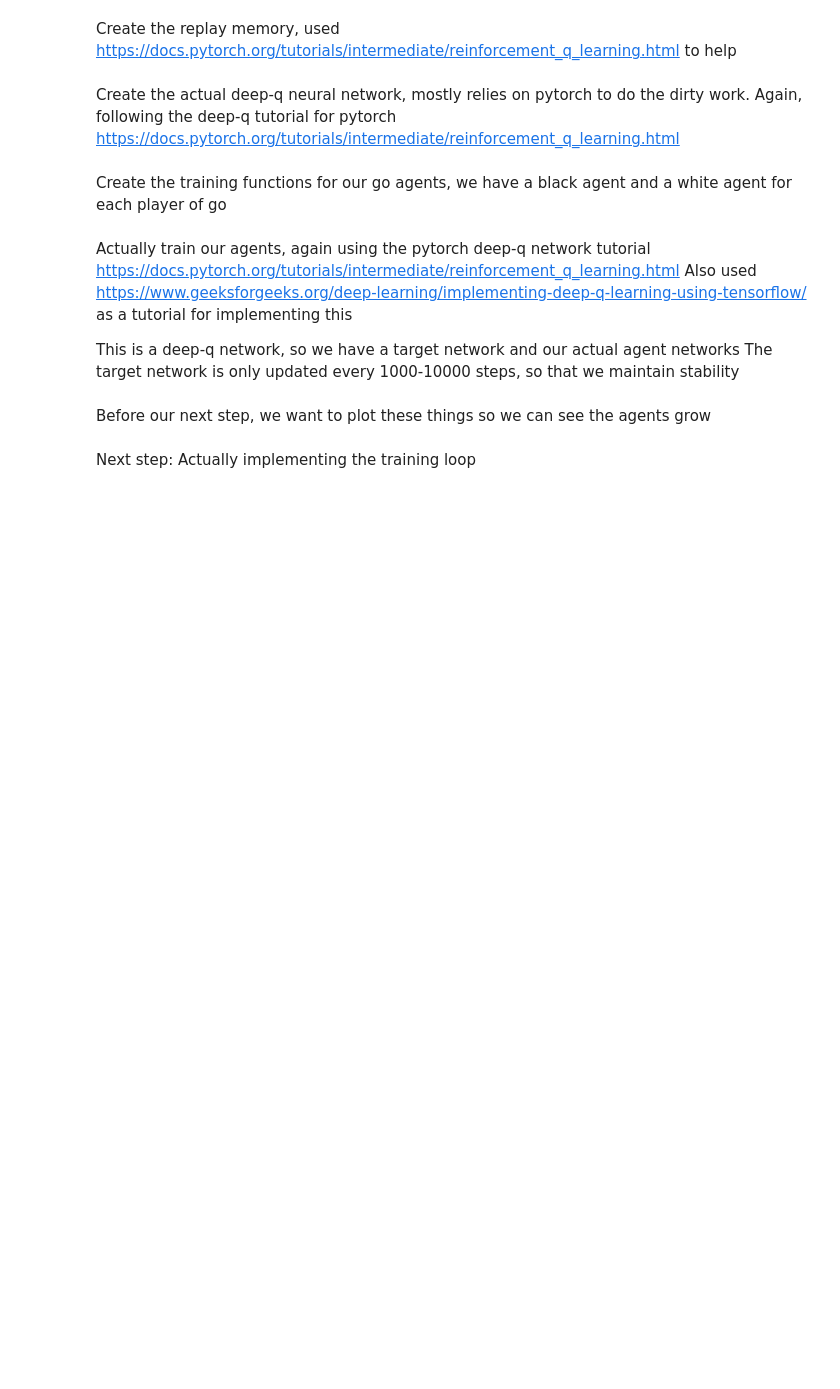
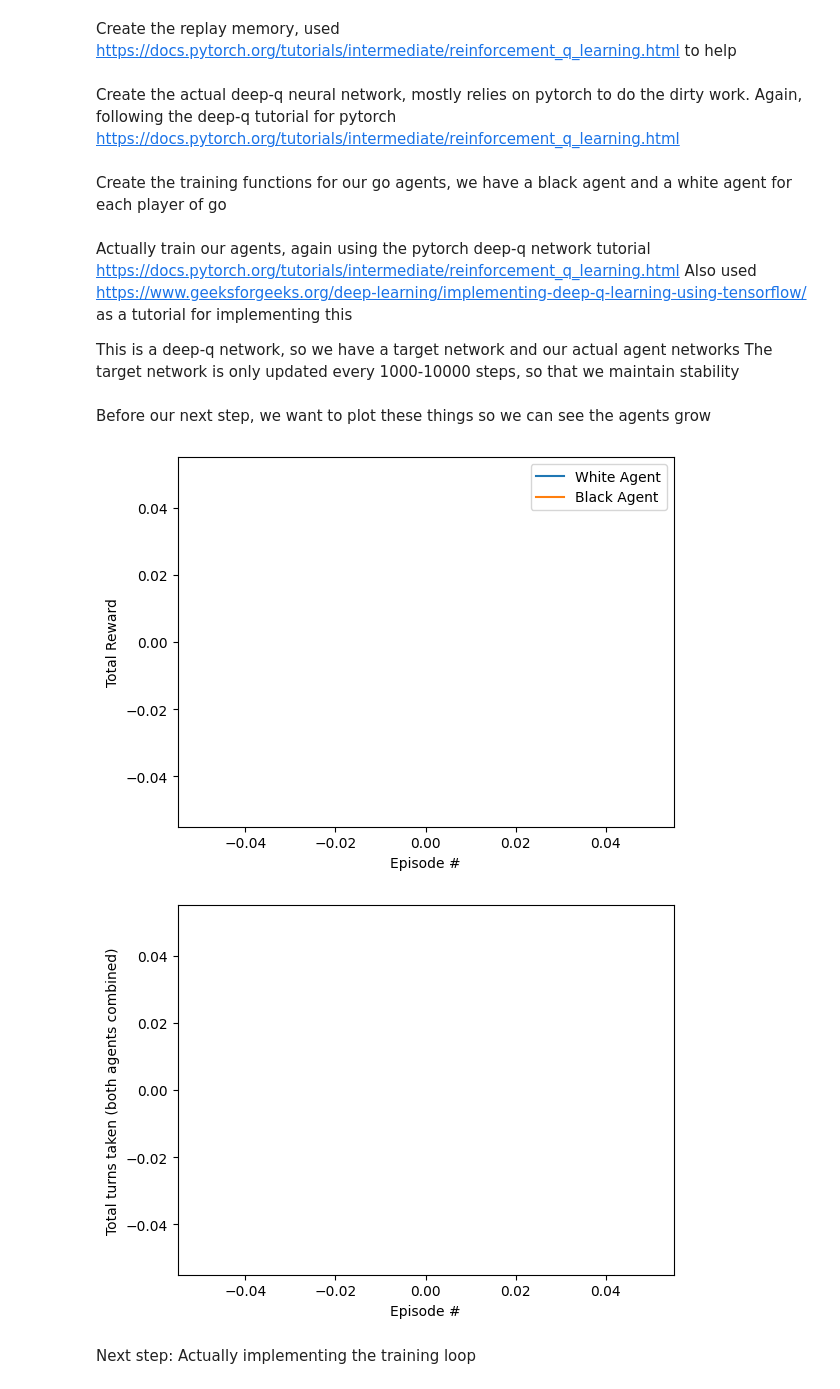
Before and after one commit to Lufferly/csc496FinalThing, a Jupyter notebook: final.ipynb, the cells around one changed output. Cells and saved outputs as stored; diff of their text form; code cells hidden in the pictures; blank space fills up the shorter version.

```diff
--- a/final.ipynb
+++ b/final.ipynb
@@ -591,26 +637,38 @@ Before our next step, we want to plot these things so we can see the agents grow
 # %%
 import matplotlib.pyplot as plt
 
 white_rewards = []
 black_rewards = []
+turns_taken = [] # How many turns it took to end each episode
 
 # Do our plots
 # We dont show result until we are done training, to save CPU time
 def do_deepq_plots(show_result):
     plt.figure(1)
 
     if (show_result == False):
         return
 
     plt.xlabel("Episode #")
     plt.ylabel("Total Reward")
 
     plt.plot(white_rewards, label = "White Agent")
     plt.plot(black_rewards, label = "Black Agent")
     plt.legend()
 
     plt.show()
 
+    plt.figure(2)
+
+    plt.xlabel("Episode #")
+    plt.ylabel("Total turns taken (both agents combined)")
+    plt.plot(turns_taken)
+
+    plt.show()
+
 do_deepq_plots(True)
+# %% [output]
+[figure, added]
+[figure, added]
 # %% [markdown]
 Next step: Actually implementing the training loop
```
Also changed, not shown: parts of 14 cells of this notebook.
